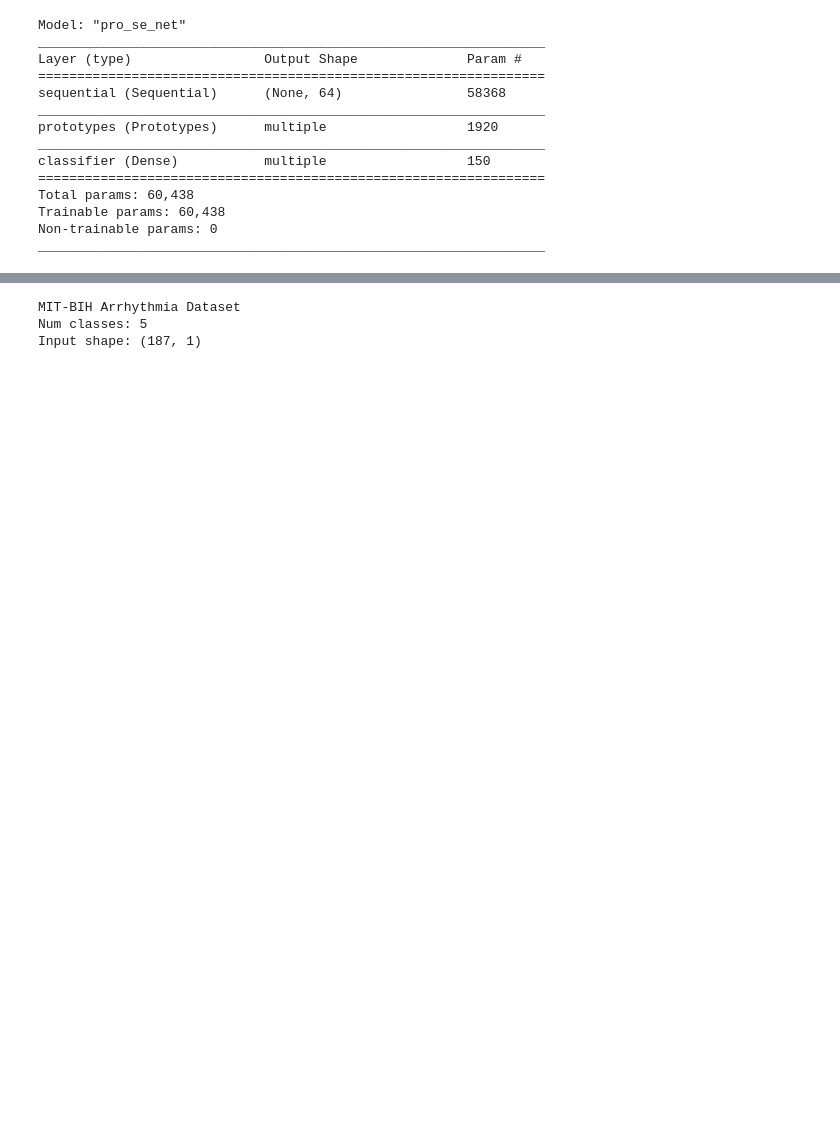
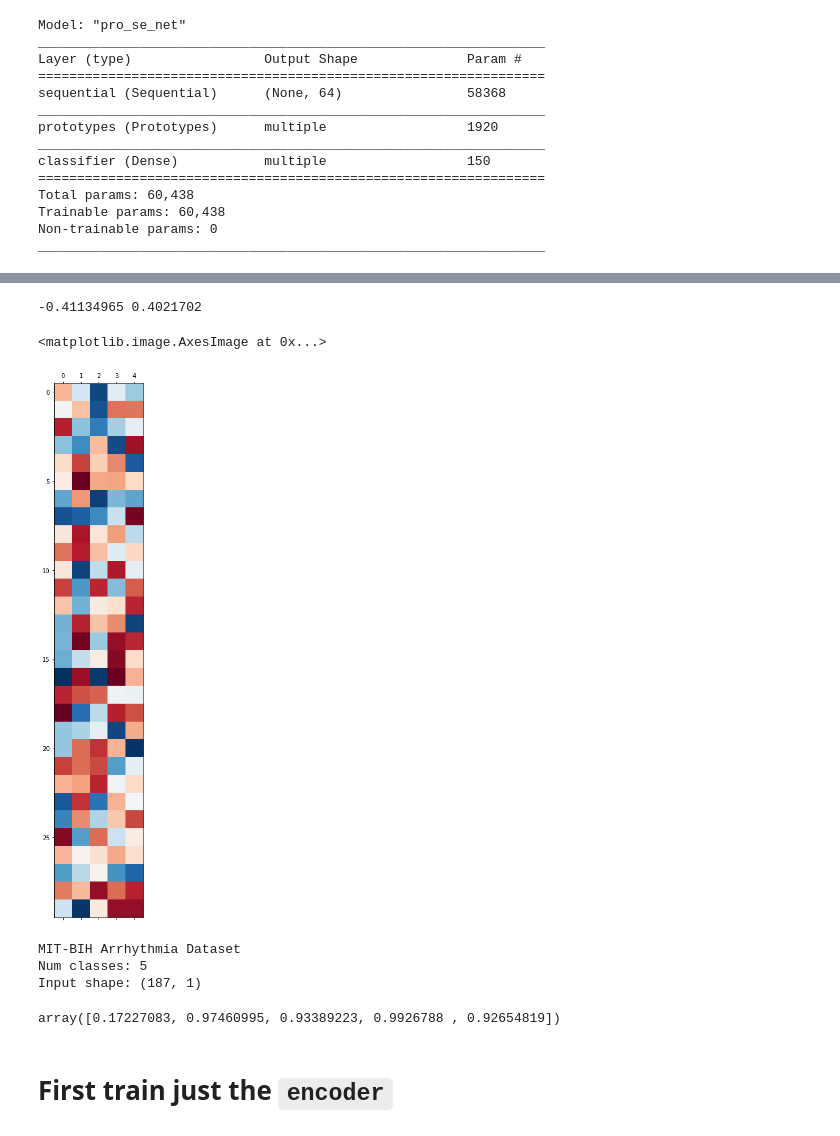
Before and after one commit to rgmyr/tf-ProSeNet, a Jupyter notebook: notebooks/test_arrythmia.ipynb, the cells around one changed output, grey strips where cells are left out. Cells and saved outputs as stored; diff of their text form; code cells hidden in the pictures; blank space fills up the shorter version.

```diff
--- a/notebooks/test_arrythmia.ipynb
+++ b/notebooks/test_arrythmia.ipynb
@@ -51,3 +61,12 @@ _________________________________________________________________
+# %%
+pred_weights = np.squeeze(pnet.classifier.weights[0].numpy())
+print(pred_weights.min(), pred_weights.max())
+
+plt.matshow(pred_weights, cmap=plt.cm.RdBu)
+# %% [output]
+-0.41134965 0.4021702
+<matplotlib.image.AxesImage at 0x...>
+[figure, added]
 # %%
 data = datasets.ArrhythmiaDataset('../data/')
 print(data)
@@ -63,4 +82,9 @@ test_gen = datasets.DataGenerator(data.X_test, data.y_test, batch_size=128)
 class_weights = 1 - (np.bincount(np.argmax(data.y_train, 1)) / data.y_train.shape[0])
 
 # Setting class 0 to 0.001, need to just get it to stop overfitting that class
-class_weights[0] = 0.0
+#class_weights[0] = 0.0
+class_weights
+# %% [output]
+array([0.17227083, 0.97460995, 0.93389223, 0.9926788 , 0.92654819])
+# %% [markdown]
+# First train just the `encoder`
```
Also changed, not shown: parts of 29 cells of this notebook, 5 other files.
